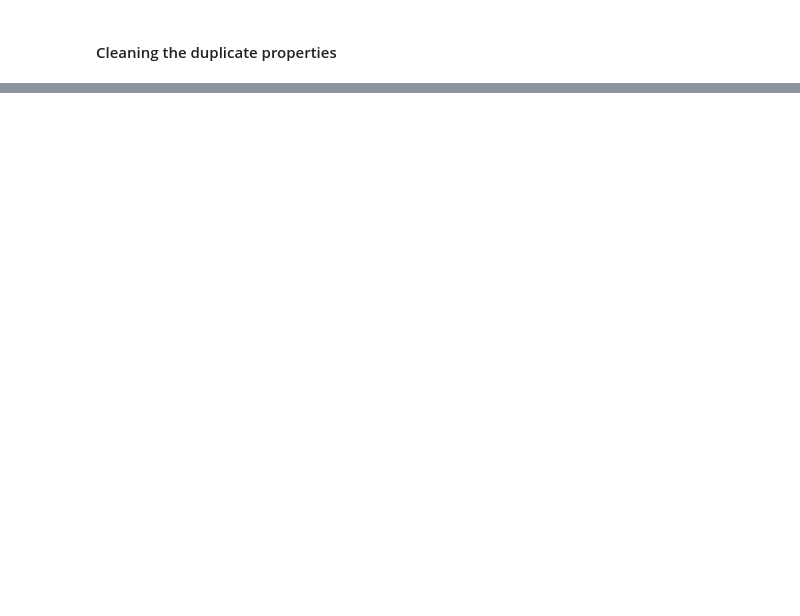
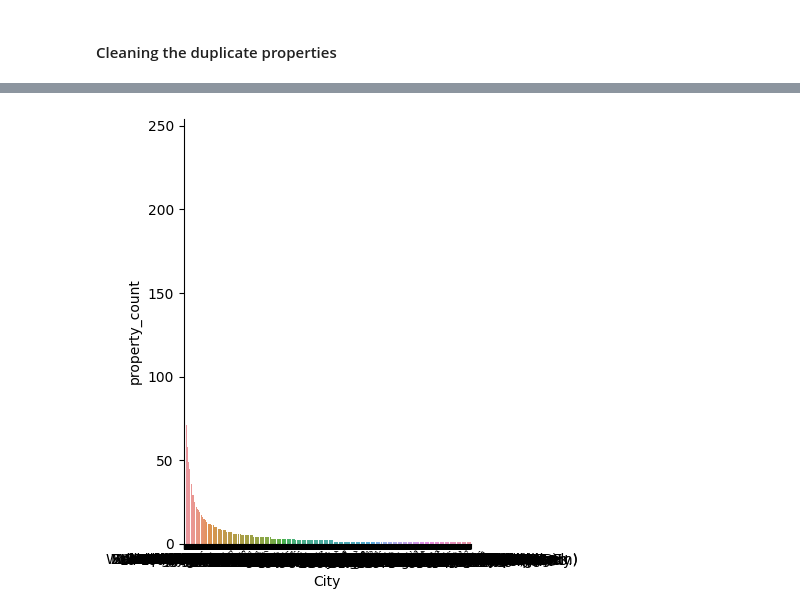
Before and after one commit to moni2code/Data-visualization-ImmoEliza, a Jupyter notebook: test_notebook.ipynb, the cells around one changed output, grey strips where cells are left out. Drawn from its saved outputs; the diff is of its cells as text; code cells hidden in the pictures; blank space fills up the shorter version.

```diff
--- a/test_notebook.ipynb
+++ b/test_notebook.ipynb
@@ -221,0 +275,4 @@ df
+# %%
+property_count= df["City"].value_counts().reset_index()
+property_count.columns = ['City', 'property_count']
+display(property_count[:50])
@@ -221,0 +297,5 @@ df
+# %%
+sns.catplot(x="City", y="property_count", data=property_count, kind="bar")
+plt.show()
+# %% [output]
+[figure, added]
```
Also changed, not shown: parts of 23 cells of this notebook.
